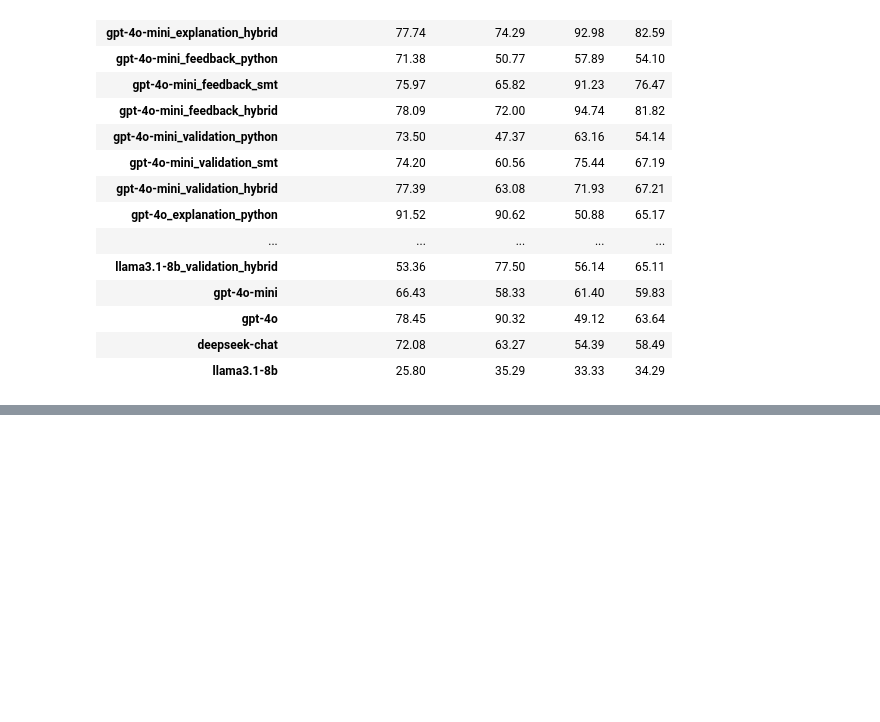
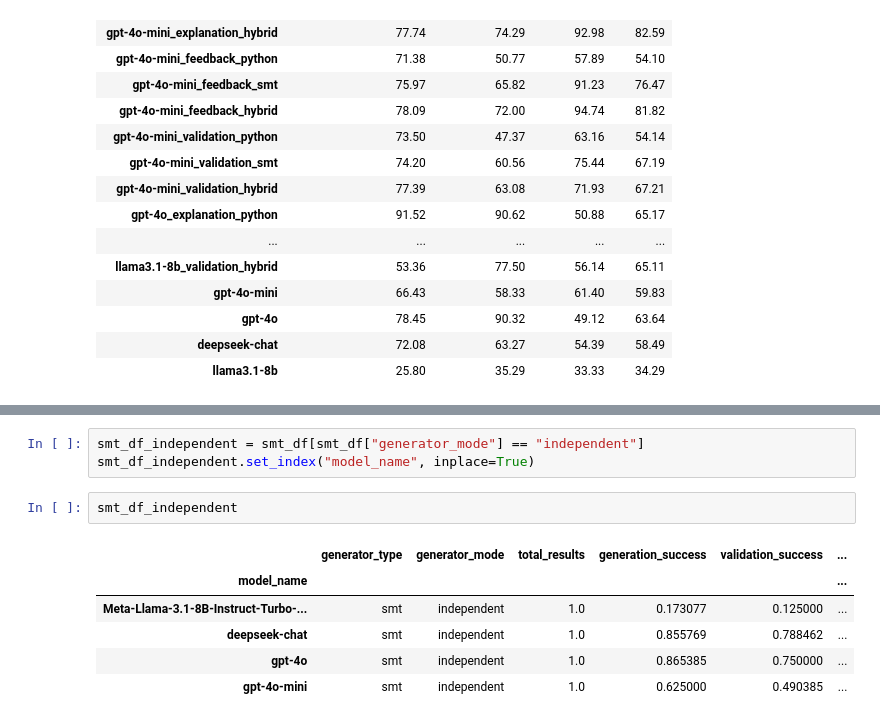
Before and after one commit to 20001LastOrder/ConStrainSolver, a Jupyter notebook: scripts/evaluation.ipynb, the cells around one changed output, grey strips where cells are left out. Saved outputs shown, nothing was run; the diff lists cells and outputs as text; blank space fills up the shorter version.

```diff
--- a/scripts/evaluation.ipynb
+++ b/scripts/evaluation.ipynb
@@ -412,0 +283,12 @@ Name: result, Length: 192, dtype: bool
+# %%
+smt_df_independent = smt_df[smt_df["generator_mode"] == "independent"]
+smt_df_independent.set_index("model_name", inplace=True)
+# %%
+smt_df_independent
+# %% [output]
+|  | generator_type | generator_mode | total_results | generation_success | validation_success | ... |
+| model_name |  |  |  |  |  | ... |
+| Meta-Llama-3.1-8B-Instruct-Turbo-... | smt | independent | 1.0 | 0.173077 | 0.125000 | ... |
+| deepseek-chat | smt | independent | 1.0 | 0.855769 | 0.788462 | ... |
+| gpt-4o | smt | independent | 1.0 | 0.865385 | 0.750000 | ... |
+| gpt-4o-mini | smt | independent | 1.0 | 0.625000 | 0.490385 | ... |
```
Also changed, not shown: parts of 33 cells of this notebook, 3 other files.
